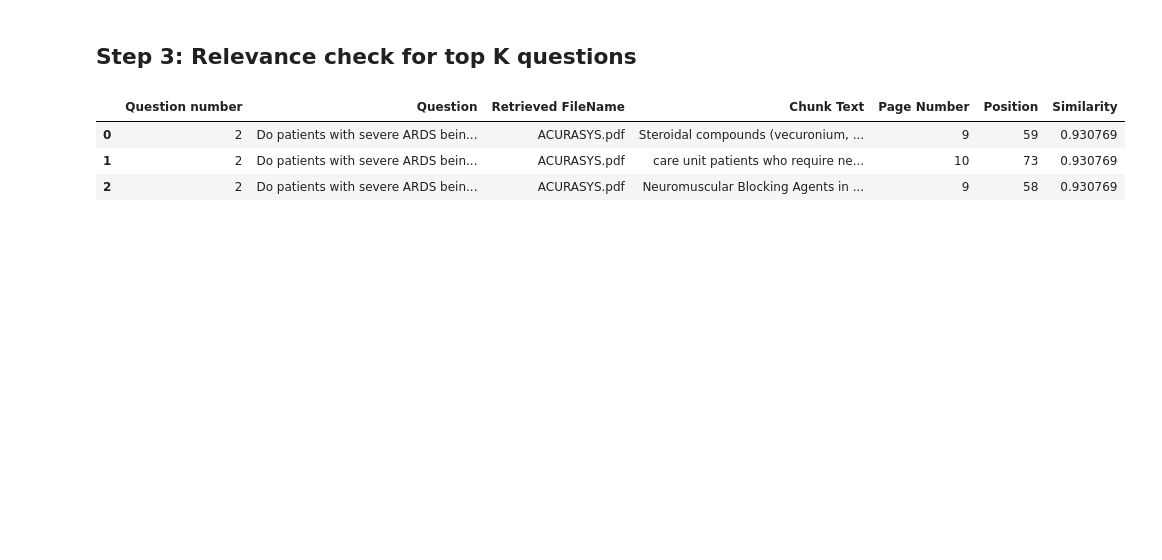
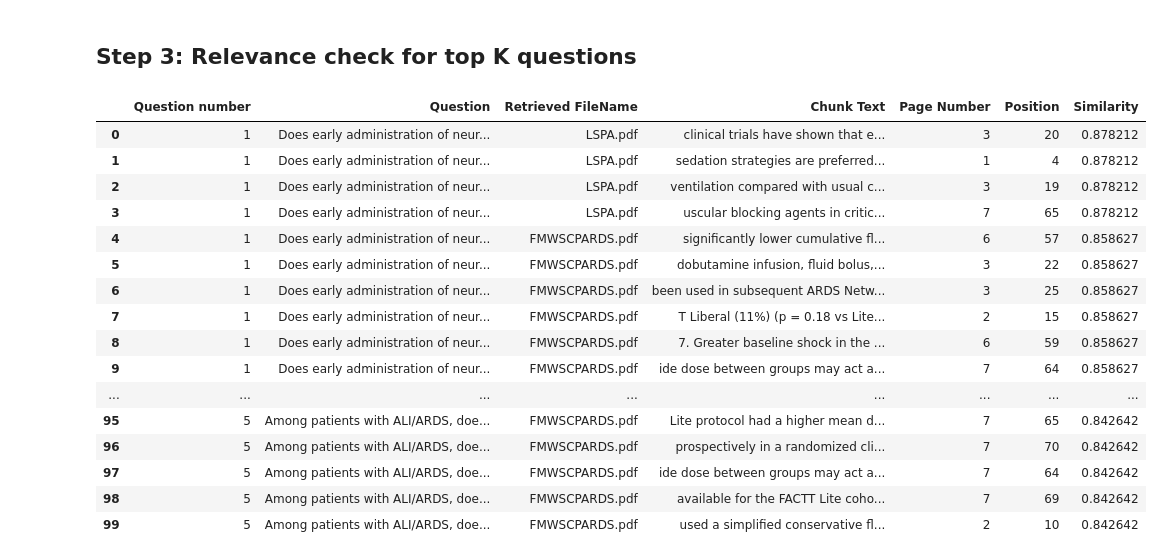
Before and after one commit to BobZhang26/GraphRAG_experiments, a Jupyter notebook: retrieve.ipynb, the cells around one changed output. Cells and saved outputs as stored; diff of their text form; code cells hidden in the pictures; blank space fills up the shorter version.

Commit message:
similarity order sorted

```diff
--- a/retrieve.ipynb
+++ b/retrieve.ipynb
@@ -66,7 +130,7 @@ def retrieval_rel_docs (graph, questions, top_k=5):
 
         # Generate response for the question
         # context = context_builder(graph, question, method="vector")
-        filenames , output = enhanced_chunk_finder(graph, question,similarity_threshold = 0.9)
+        filenames , output = enhanced_chunk_finder(graph, question,similarity_threshold = 0.8)
         # Extract relevant documents from the response content
         # docs = response.choices[0].message.content  # Adjust this based on the actual response structure
         # Iterate over the output to extract chunk details
@@ -82,27 +146,37 @@ def retrieval_rel_docs (graph, questions, top_k=5):
                 'Position': position,
                 'Similarity': similarity
             })
-        # Append the result to the list
-        #results.append({'Question number': question_number, 'Question': question, 'Retrieved FileName': filenames, 'Chunks': output})
 
     # Convert the results to a DataFrame
     results_df = pd.DataFrame(results, columns=[
         'Question number', 'Question', 'Retrieved FileName', 'Chunk Text', 'Page Number', 'Position' , 'Similarity'
     ])
-
-    return results_df , filenames
-#retrieval_rel_docs (graph, questions, top_k=1)
+    #fileNames_df = pd.DataFrame(list(filenames), columns=['FileName'])
+    return results_df
 # %%
 # Set pandas display options to show the full text content
 pd.set_option('display.max_colwidth', None)
 pd.set_option('display.max_rows', None)
 pd.set_option('display.max_columns', None)
 topk = 5
-results_df, filenames= retrieval_rel_docs(graph, df_MedQ, top_k=topk)
+results_df = retrieval_rel_docs(graph, df_MedQ, top_k=topk)
+# results_df.to_csv('./outputs/retrieved_docs_results.csv', index=False)
 results_df
-# results_df.to_csv('./outputs/retrieved_docs_results.csv', index=False)
 # %% [output]
 |  | Question number | Question | Retrieved FileName | Chunk Text | Page Number | Position | Similarity |
-| 0 | 2 | Do patients with severe ARDS bein... | ACURASYS.pdf | Steroidal compounds (vecuronium, ... | 9 | 59 | 0.930769 |
-| 1 | 2 | Do patients with severe ARDS bein... | ACURASYS.pdf | care unit patients who require ne... | 10 | 73 | 0.930769 |
-| 2 | 2 | Do patients with severe ARDS bein... | ACURASYS.pdf | Neuromuscular Blocking Agents in ... | 9 | 58 | 0.930769 |
+| 0 | 1 | Does early administration of neur... | LSPA.pdf | clinical trials have shown that e... | 3 | 20 | 0.878212 |
+| 1 | 1 | Does early administration of neur... | LSPA.pdf | sedation strategies are preferred... | 1 | 4 | 0.878212 |
+| 2 | 1 | Does early administration of neur... | LSPA.pdf | ventilation compared with usual c... | 3 | 19 | 0.878212 |
+| 3 | 1 | Does early administration of neur... | LSPA.pdf | uscular blocking agents in critic... | 7 | 65 | 0.878212 |
+| 4 | 1 | Does early administration of neur... | FMWSCPARDS.pdf | significantly lower cumulative fl... | 6 | 57 | 0.858627 |
+| 5 | 1 | Does early administration of neur... | FMWSCPARDS.pdf | dobutamine infusion, fluid bolus,... | 3 | 22 | 0.858627 |
+| 6 | 1 | Does early administration of neur... | FMWSCPARDS.pdf | been used in subsequent ARDS Netw... | 3 | 25 | 0.858627 |
+| 7 | 1 | Does early administration of neur... | FMWSCPARDS.pdf | T Liberal (11%) (p = 0.18 vs Lite... | 2 | 15 | 0.858627 |
+| 8 | 1 | Does early administration of neur... | FMWSCPARDS.pdf | 7. Greater baseline shock in the ... | 6 | 59 | 0.858627 |
+| 9 | 1 | Does early administration of neur... | FMWSCPARDS.pdf | ide dose between groups may act a... | 7 | 64 | 0.858627 |
+| ... | ... | ... | ... | ... | ... | ... | ... |
+| 95 | 5 | Among patients with ALI/ARDS, doe... | FMWSCPARDS.pdf | Lite protocol had a higher mean d... | 7 | 65 | 0.842642 |
+| 96 | 5 | Among patients with ALI/ARDS, doe... | FMWSCPARDS.pdf | prospectively in a randomized cli... | 7 | 70 | 0.842642 |
+| 97 | 5 | Among patients with ALI/ARDS, doe... | FMWSCPARDS.pdf | ide dose between groups may act a... | 7 | 64 | 0.842642 |
+| 98 | 5 | Among patients with ALI/ARDS, doe... | FMWSCPARDS.pdf | available for the FACTT Lite coho... | 7 | 69 | 0.842642 |
+| 99 | 5 | Among patients with ALI/ARDS, doe... | FMWSCPARDS.pdf | used a simplified conservative fl... | 2 | 10 | 0.842642 |
```
Also changed, not shown: parts of 2 cells of this notebook, 2 other files.
